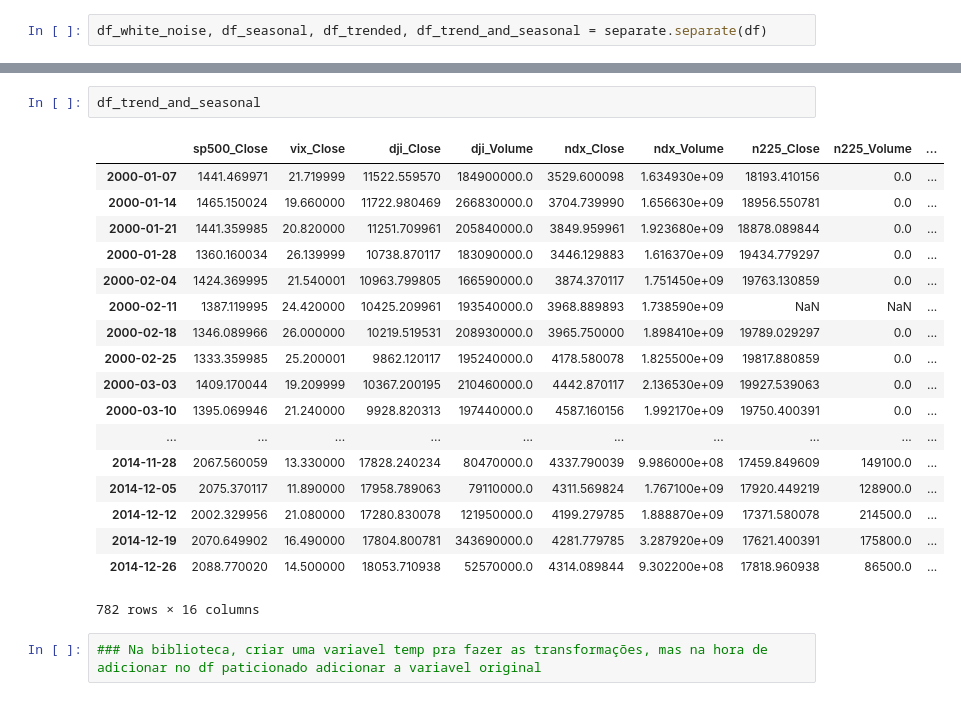
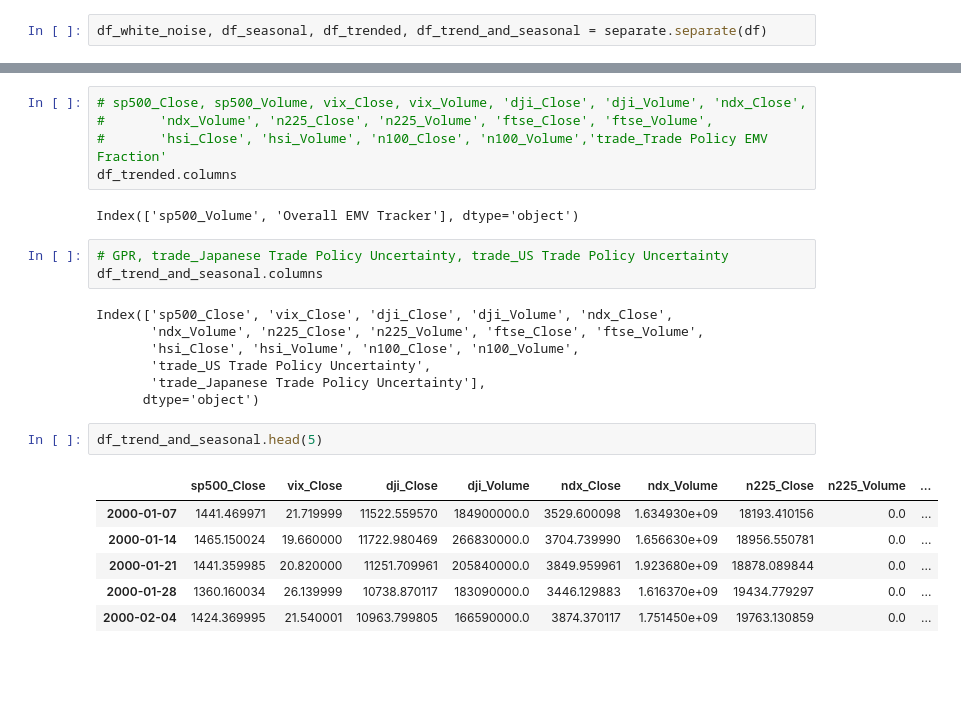
Before and after one commit to silvanaribeiro/dissertacao, a Jupyter notebook: Imputing by Timeseries' nature.ipynb, the cells around one changed output, grey strips where cells are left out. Drawn from its saved outputs; the diff is of its cells as text; blank space fills up the shorter version.

Commit message:
imputing, seasonal not working

```diff
--- a/Imputing by Timeseries' nature.ipynb
+++ b/Imputing by Timeseries' nature.ipynb
@@ -98,23 +44,26 @@ df_trended
+# %%
+# sp500_Close, sp500_Volume, vix_Close, vix_Volume, 'dji_Close', 'dji_Volume', 'ndx_Close',
+#       'ndx_Volume', 'n225_Close', 'n225_Volume', 'ftse_Close', 'ftse_Volume',
+#       'hsi_Close', 'hsi_Volume', 'n100_Close', 'n100_Volume','trade_Trade Policy EMV Fraction'
+df_trended.columns
+# %% [output]
+Index(['sp500_Volume', 'Overall EMV Tracker'], dtype='object')
+# %%
+# GPR, trade_Japanese Trade Policy Uncertainty, trade_US Trade Policy Uncertainty
+df_trend_and_seasonal.columns
+# %% [output]
+Index(['sp500_Close', 'vix_Close', 'dji_Close', 'dji_Volume', 'ndx_Close',
+       'ndx_Volume', 'n225_Close', 'n225_Volume', 'ftse_Close', 'ftse_Volume',
+       'hsi_Close', 'hsi_Volume', 'n100_Close', 'n100_Volume',
+       'trade_US Trade Policy Uncertainty',
+       'trade_Japanese Trade Policy Uncertainty'],
+      dtype='object')
 # %%
-df_trend_and_seasonal
+df_trend_and_seasonal.head(5)
 # %% [output]
 |  | sp500_Close | vix_Close | dji_Close | dji_Volume | ndx_Close | ndx_Volume | n225_Close | n225_Volume | ... |
 | 2000-01-07 | 1441.469971 | 21.719999 | 11522.559570 | 184900000.0 | 3529.600098 | 1.634930e+09 | 18193.410156 | 0.0 | ... |
 | 2000-01-14 | 1465.150024 | 19.660000 | 11722.980469 | 266830000.0 | 3704.739990 | 1.656630e+09 | 18956.550781 | 0.0 | ... |
 | 2000-01-21 | 1441.359985 | 20.820000 | 11251.709961 | 205840000.0 | 3849.959961 | 1.923680e+09 | 18878.089844 | 0.0 | ... |
 | 2000-01-28 | 1360.160034 | 26.139999 | 10738.870117 | 183090000.0 | 3446.129883 | 1.616370e+09 | 19434.779297 | 0.0 | ... |
 | 2000-02-04 | 1424.369995 | 21.540001 | 10963.799805 | 166590000.0 | 3874.370117 | 1.751450e+09 | 19763.130859 | 0.0 | ... |
-| 2000-02-11 | 1387.119995 | 24.420000 | 10425.209961 | 193540000.0 | 3968.889893 | 1.738590e+09 | NaN | NaN | ... |
-| 2000-02-18 | 1346.089966 | 26.000000 | 10219.519531 | 208930000.0 | 3965.750000 | 1.898410e+09 | 19789.029297 | 0.0 | ... |
-| 2000-02-25 | 1333.359985 | 25.200001 | 9862.120117 | 195240000.0 | 4178.580078 | 1.825500e+09 | 19817.880859 | 0.0 | ... |
-| 2000-03-03 | 1409.170044 | 19.209999 | 10367.200195 | 210460000.0 | 4442.870117 | 2.136530e+09 | 19927.539063 | 0.0 | ... |
-| 2000-03-10 | 1395.069946 | 21.240000 | 9928.820313 | 197440000.0 | 4587.160156 | 1.992170e+09 | 19750.400391 | 0.0 | ... |
-| ... | ... | ... | ... | ... | ... | ... | ... | ... | ... |
-| 2014-11-28 | 2067.560059 | 13.330000 | 17828.240234 | 80470000.0 | 4337.790039 | 9.986000e+08 | 17459.849609 | 149100.0 | ... |
-| 2014-12-05 | 2075.370117 | 11.890000 | 17958.789063 | 79110000.0 | 4311.569824 | 1.767100e+09 | 17920.449219 | 128900.0 | ... |
-| 2014-12-12 | 2002.329956 | 21.080000 | 17280.830078 | 121950000.0 | 4199.279785 | 1.888870e+09 | 17371.580078 | 214500.0 | ... |
-| 2014-12-19 | 2070.649902 | 16.490000 | 17804.800781 | 343690000.0 | 4281.779785 | 3.287920e+09 | 17621.400391 | 175800.0 | ... |
-| 2014-12-26 | 2088.770020 | 14.500000 | 18053.710938 | 52570000.0 | 4314.089844 | 9.302200e+08 | 17818.960938 | 86500.0 | ... |
-782 rows × 16 columns
-# %%
-### Na biblioteca, criar uma variavel temp pra fazer as transformações, mas na hora de adicionar no df paticionado adicionar a variavel original
```
Also changed, not shown: parts of 11 cells of this notebook.
